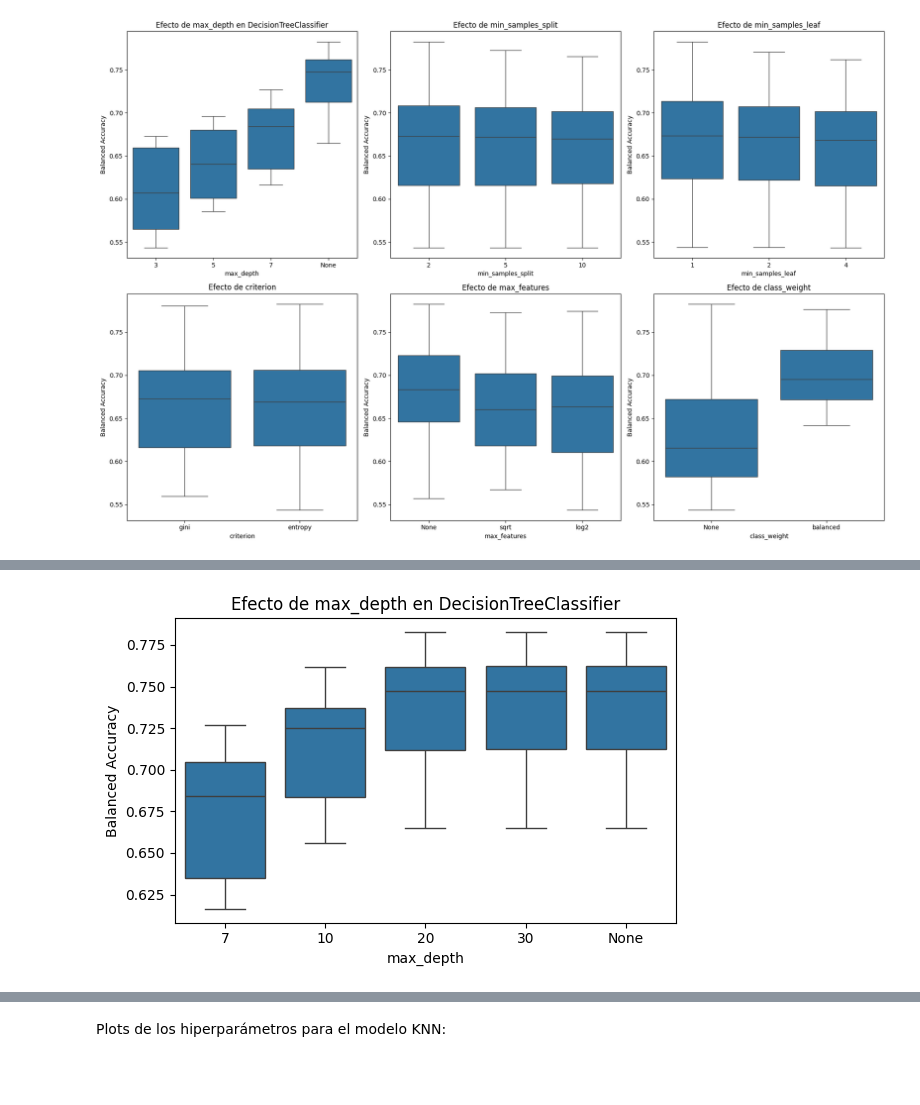
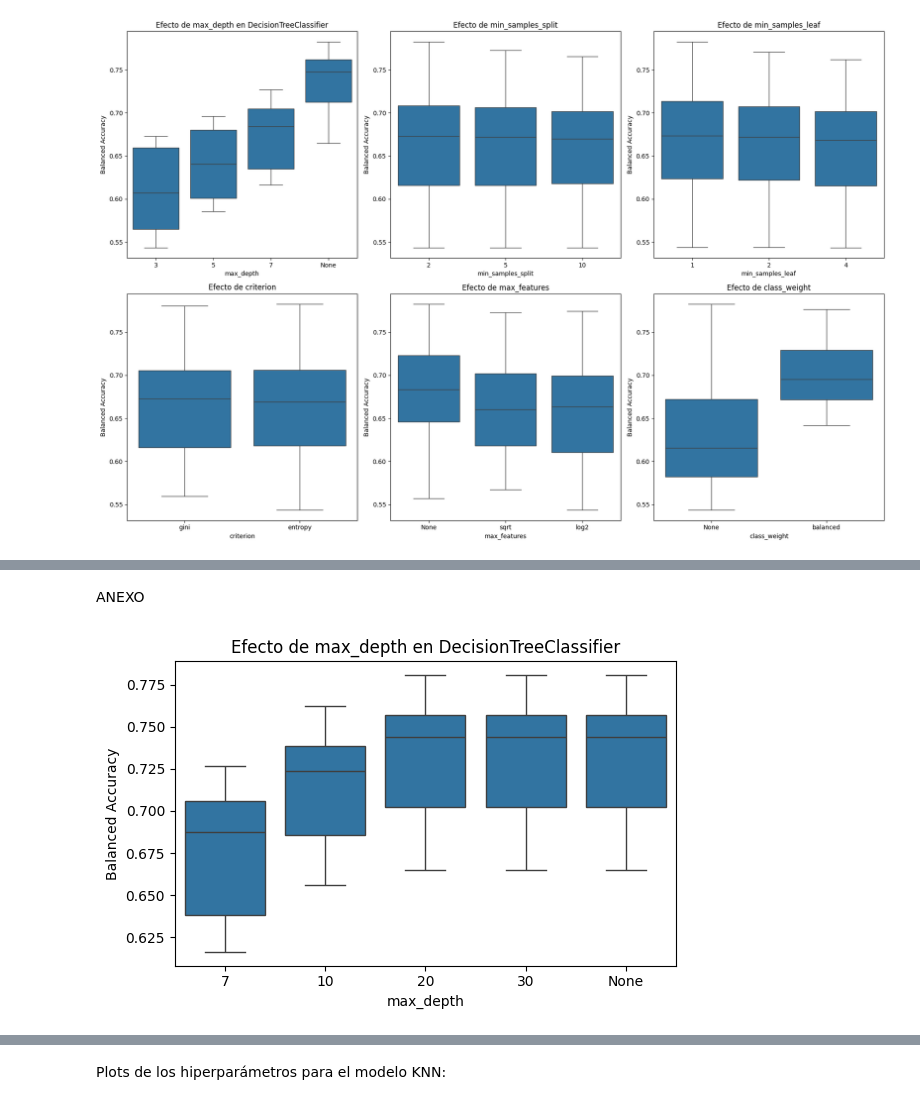
Before and after one commit to 100472330/100472330_100486483_PRACTICA1, a Jupyter notebook: Practica1_AA.ipynb, the cells around one changed output, grey strips where cells are left out. Saved outputs shown, nothing was run; the diff lists cells and outputs as text; code cells hidden in the pictures; blank space fills up the shorter version.

```diff
--- a/Practica1_AA.ipynb
+++ b/Practica1_AA.ipynb
@@ -662,38 +704,39 @@ Interpretación de los resultados:
+# %% [markdown]
+ANEXO
 # %%
-# Definir los grids de hiperparámetros
 tree_params_v2 = {
-    'criterion': ['gini', 'entropy'],
+    'criterion': ['gini'],
     'max_depth': [7, 10, 20, 30, None],
     'min_samples_split': [2, 5, 10],
     'min_samples_leaf': [1, 2, 4],
     'max_features': [None, 'sqrt', 'log2'],
     'class_weight': [None, 'balanced']
 }
 
 rskf = RepeatedStratifiedKFold(n_splits=5, n_repeats=20, random_state=42)
 
 # Optimización con GridSearchCV para DecisionTreeClassifier
 tree_grid_v2= GridSearchCV(
     estimator=DecisionTreeClassifier(random_state=3),
     param_grid=tree_params_v2,
     scoring='balanced_accuracy',
-    cv=rskf,       # Validación cruzada repetida
+    cv=rskf,
     n_jobs=-1
 )
 
 # Entrenamos GridSearchCV en el conjunto de entrenamiento escalado
 tree_grid_v2.fit(X_train_scaled_tree, y_train)
 
 tree_results_v2 = pd.DataFrame(tree_grid_v2.cv_results_)
 # Árbol de decisión
 tree_results_v2['param_max_depth_str'] = tree_results_v2['param_max_depth'].astype(str)
 # max_depth
 plt.figure(figsize=(6, 4))
 sns.boxplot(x='param_max_depth_str', y='mean_test_score', data=tree_results_v2)
 plt.title('Efecto de max_depth en DecisionTreeClassifier')
 plt.xlabel('max_depth')
 plt.ylabel('Balanced Accuracy')
 plt.tight_layout()
 plt.show()
 # %% [output]
-[figure, old version]
+[figure, new version]
```
Also changed, not shown: parts of 20 cells of this notebook.
